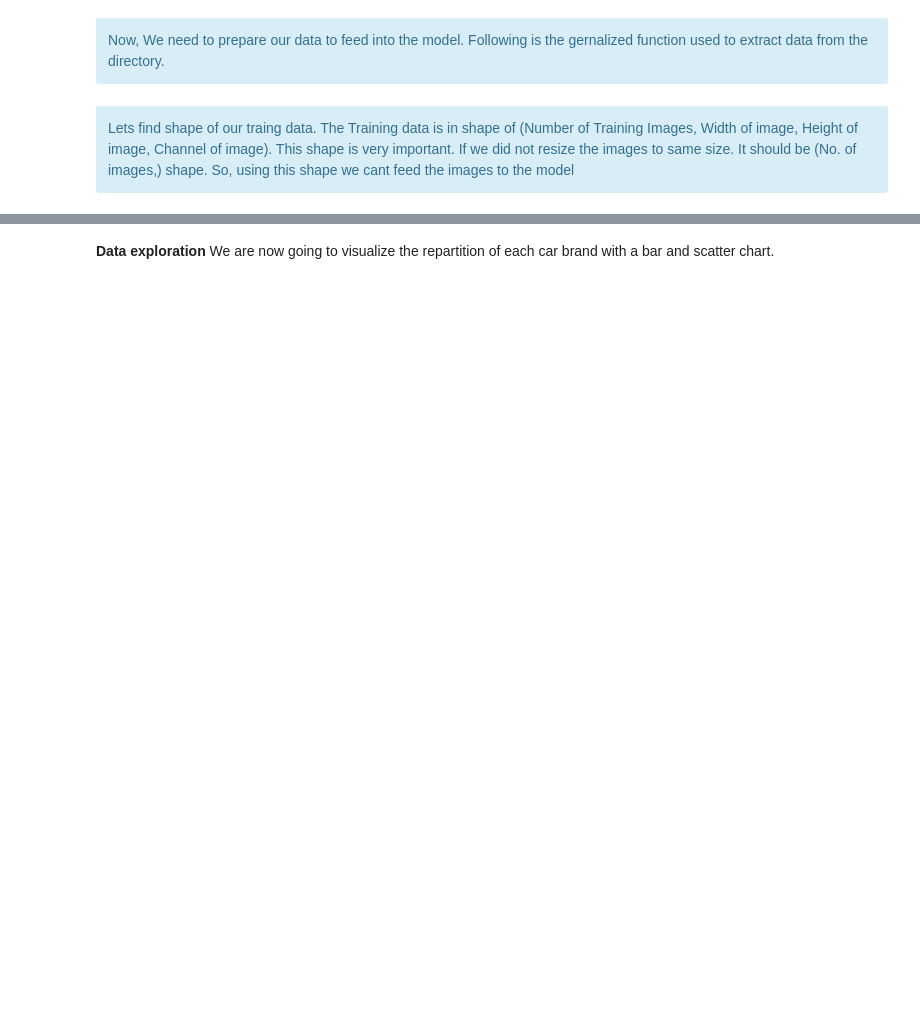
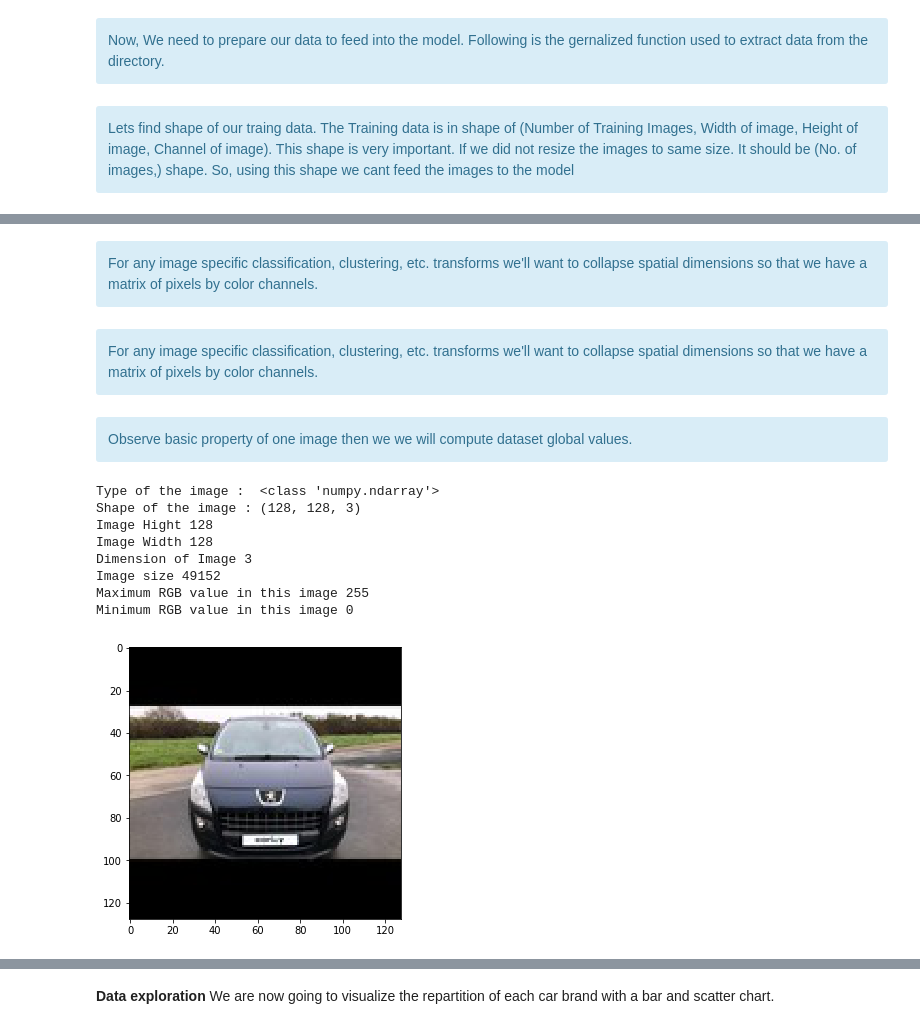
Before and after one commit to ToMusic75/Annual_Project, a Jupyter notebook: Project/Docs/Rapport/report.ipynb, the cells around one changed output, grey strips where cells are left out. Cells and saved outputs as stored; diff of their text form; code cells hidden in the pictures; blank space fills up the shorter version.

```diff
--- a/Project/Docs/Rapport/report.ipynb
+++ b/Project/Docs/Rapport/report.ipynb
@@ -361,2 +363,15 @@ So we have <strong>407</strong> pictures sized of 128 x 128 px with a 3 dimensio
 Let's have a look to some random images of our dataset just for pleasure:
 </div>
+# %% [markdown]
+<div class="alert alert-block alert-info">
+For any image specific classification, clustering, etc. transforms we'll want to collapse spatial dimensions so that we have a matrix of pixels by color channels.
+</div>
+# %%
+first = plot.imread('../../Dataset/Raw/peugeot/0a58a0ca4f.jpg_resized.jpg')
+dims = np.shape(first)
+print(dims)
+np.min(first), np.max(first)
+# %% [markdown]
+<div class="alert alert-block alert-info">
+For any image specific classification, clustering, etc. transforms we'll want to collapse spatial dimensions so that we have a matrix of pixels by color channels.
+</div>
@@ -362,0 +382,25 @@ Let's have a look to some random images of our dataset just for pleasure:
+# %% [markdown]
+<div class="alert alert-block alert-info">
+Observe basic property of one image then we we will compute dataset global values.
+</div
+# %%
+ plot.figure(figsize = (5,5))
+ plot.imshow(first)
+print('Type of the image : ' , type(first))
+print('Shape of the image : {}'.format(first.shape))
+print('Image Hight {}'.format(first.shape[0]))
+print('Image Width {}'.format(first.shape[1]))
+print('Dimension of Image {}'.format(first.ndim))
+print('Image size {}'.format(first.size))
+print('Maximum RGB value in this image {}'.format(first.max()))
+print('Minimum RGB value in this image {}'.format(first.min()))
+# %% [output]
+Type of the image :  <class 'numpy.ndarray'>
+Shape of the image : (128, 128, 3)
+Image Hight 128
+Image Width 128
+Dimension of Image 3
+Image size 49152
+Maximum RGB value in this image 255
+Minimum RGB value in this image 0
+[figure, added]
```
Also changed, not shown: parts of 37 cells of this notebook.
